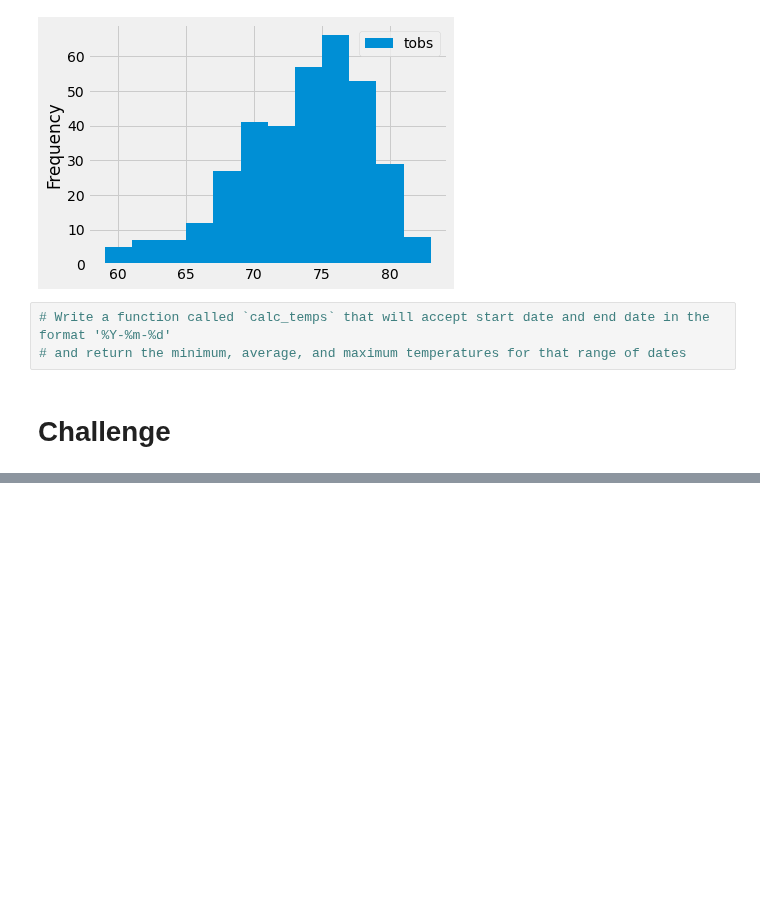
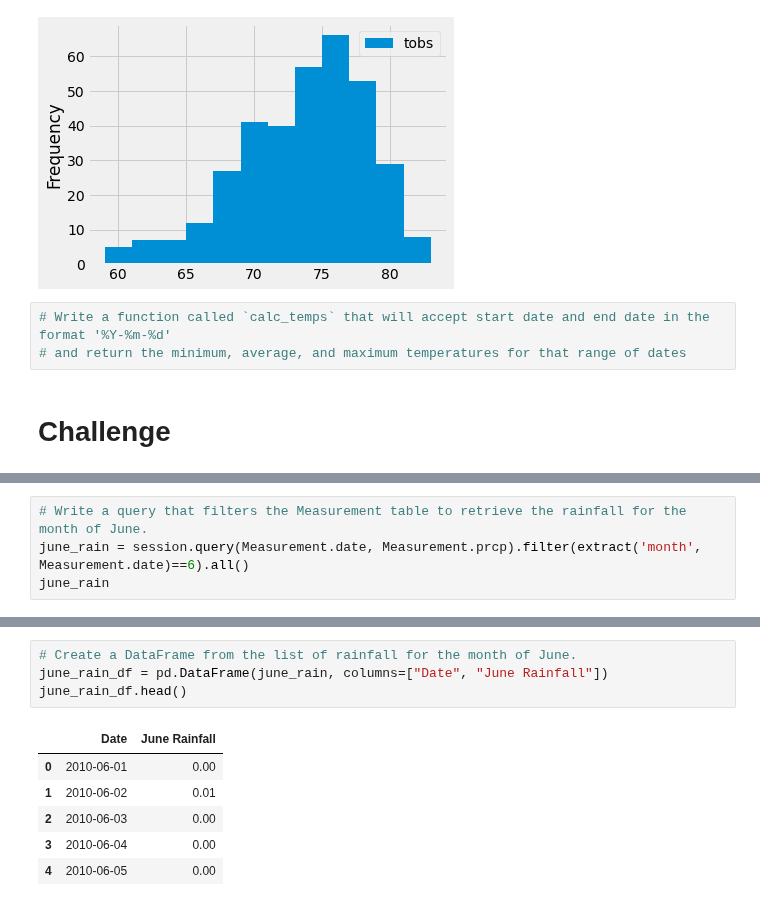
Before and after one commit to ellegenzi/surfs_up, a Jupyter notebook: climate_analysis.ipynb, the cells around one changed output, grey strips where cells are left out. Saved outputs shown, nothing was run; the diff lists cells and outputs as text; blank space fills up the shorter version.

```diff
--- a/climate_analysis.ipynb
+++ b/climate_analysis.ipynb
@@ -453,0 +501,4 @@ plt.tight_layout()
+# %%
+# Write a query that filters the Measurement table to retrieve the rainfall for the month of June.
+june_rain = session.query(Measurement.date, Measurement.prcp).filter(extract('month', Measurement.date)==6).all()
+june_rain
@@ -453,0 +523,11 @@ plt.tight_layout()
+# %%
+# Create a DataFrame from the list of rainfall for the month of June.
+june_rain_df = pd.DataFrame(june_rain, columns=["Date", "June Rainfall"])
+june_rain_df.head()
+# %% [output]
+|  | Date | June Rainfall |
+| 0 | 2010-06-01 | 0.00 |
+| 1 | 2010-06-02 | 0.01 |
+| 2 | 2010-06-03 | 0.00 |
+| 3 | 2010-06-04 | 0.00 |
+| 4 | 2010-06-05 | 0.00 |
```
Also changed, not shown: parts of 6 cells of this notebook, 1 other file.
